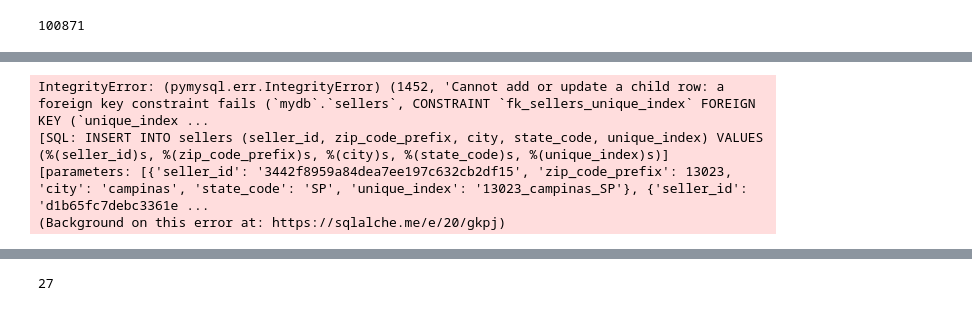
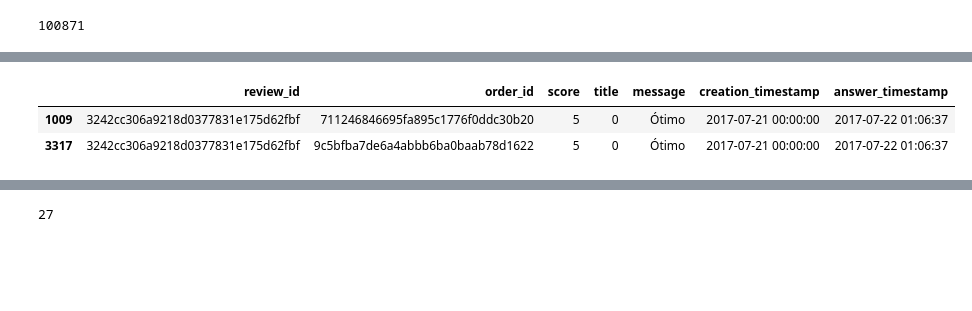
Before and after one commit to RosaEvasari/e-commerce-analysis, a Jupyter notebook: notebooks/draft_notebooks/notebook_draft.ipynb, the cells around one changed output, grey strips where cells are left out. Cells and saved outputs as stored; diff of their text form; code cells hidden in the pictures; blank space fills up the shorter version.

```diff
--- a/notebooks/draft_notebooks/notebook_draft.ipynb
+++ b/notebooks/draft_notebooks/notebook_draft.ipynb
@@ -1017,8 +1449,6 @@ DataError: (pymysql.err.DataError) (1366, "Incorrect string value: '\\xF0\\x9F\\
-# %%
-df_sellers = pd.read_csv('../../data/cleaned/sellers.csv')
-df_sellers.to_sql('sellers', con=engine, index=False, if_exists='append')
-# %% [output]
-IntegrityError: (pymysql.err.IntegrityError) (1452, 'Cannot add or update a child row: a foreign key constraint fails (`mydb`.`sellers`, CONSTRAINT `fk_sellers_unique_index` FOREIGN KEY (`unique_index ...
-[SQL: INSERT INTO sellers (seller_id, zip_code_prefix, city, state_code, unique_index) VALUES (%(seller_id)s, %(zip_code_prefix)s, %(city)s, %(state_code)s, %(unique_index)s)]
-[parameters: [{'seller_id': '3442f8959a84dea7ee197c632cb2df15', 'zip_code_prefix': 13023, 'city': 'campinas', 'state_code': 'SP', 'unique_index': '13023_campinas_SP'}, {'seller_id': 'd1b65fc7debc3361e ...
-(Background on this error at: https://sqlalche.me/e/20/gkpj)
+# %%
+df_reviews[df_reviews['review_id'] == '3242cc306a9218d0377831e175d62fbf']
+# %% [output]
+|  | review_id | order_id | score | title | message | creation_timestamp | answer_timestamp |
+| 1009 | 3242cc306a9218d0377831e175d62fbf | 711246846695fa895c1776f0ddc30b20 | 5 | 0 | Ótimo | 2017-07-21 00:00:00 | 2017-07-22 01:06:37 |
+| 3317 | 3242cc306a9218d0377831e175d62fbf | 9c5bfba7de6a4abbb6ba0baab78d1622 | 5 | 0 | Ótimo | 2017-07-21 00:00:00 | 2017-07-22 01:06:37 |
```
Also changed, not shown: parts of 46 cells of this notebook, 30 other files.
